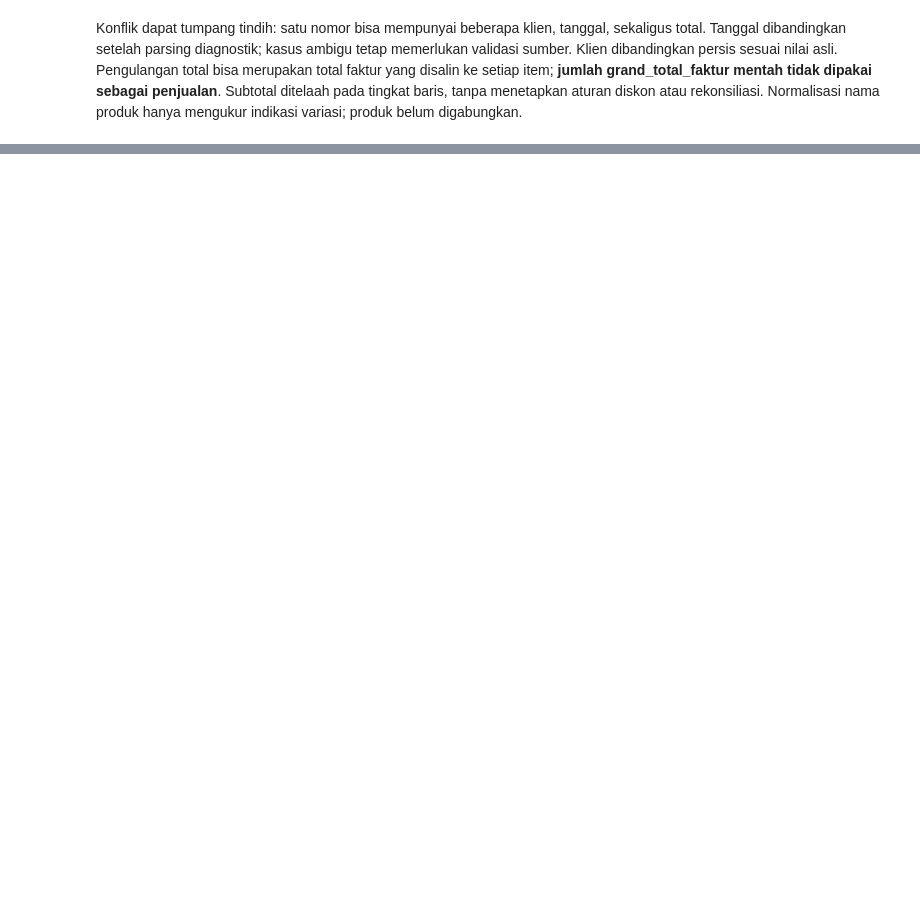
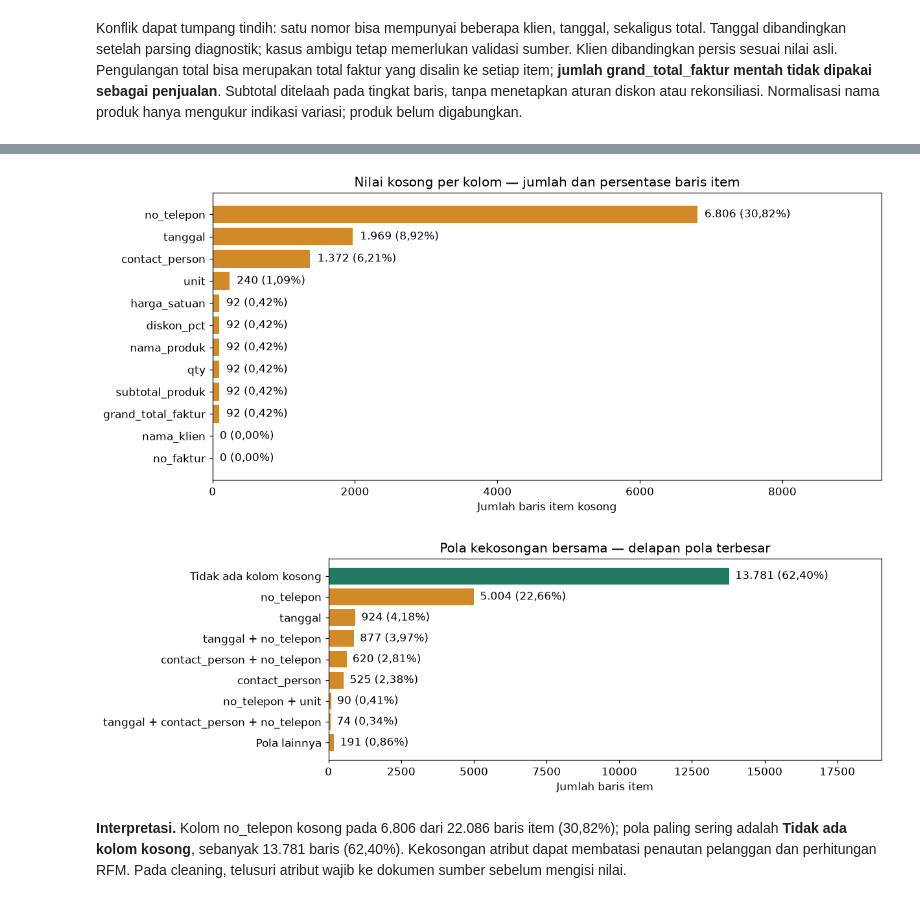
Before and after one commit to yafirafsanjani/zahir-customer-segmentation, a Jupyter notebook: segmentasi_pelanggan_zahir.ipynb, the cells around one changed output, grey strips where cells are left out. Cells and saved outputs as stored; diff of their text form; code cells hidden in the pictures; blank space fills up the shorter version.

```diff
--- a/segmentasi_pelanggan_zahir.ipynb
+++ b/segmentasi_pelanggan_zahir.ipynb
@@ -150,14 +175,2 @@ display(pd.Series({'baris_produk_kosong': int(product_blank.sum()), 'nama_asli_u
 # %% [markdown]
 Konflik dapat tumpang tindih: satu nomor bisa mempunyai beberapa klien, tanggal, sekaligus total. Tanggal dibandingkan setelah parsing diagnostik; kasus ambigu tetap memerlukan validasi sumber. Klien dibandingkan persis sesuai nilai asli. Pengulangan total bisa merupakan total faktur yang disalin ke setiap item; **jumlah grand_total_faktur mentah tidak dipakai sebagai penjualan**. Subtotal ditelaah pada tingkat baris, tanpa menetapkan aturan diskon atau rekonsiliasi. Normalisasi nama produk hanya mengukur indikasi variasi; produk belum digabungkan.
-# %%
-fig, axes = plt.subplots(1, 3, figsize=(18, 5))
-profile['kosong_termasuk_spasi'].div(len(d)).mul(100).sort_values().plot.barh(ax=axes[0])
-axes[0].set(title='Kelengkapan kolom', xlabel='Nilai kosong (%)')
-row_distribution['jumlah_nomor'].plot.bar(ax=axes[1])
-axes[1].set(title='Jumlah baris per nomor faktur', xlabel='Baris per nomor', ylabel='Jumlah nomor', yscale='log')
-axes[1].tick_params(axis='x', labelsize=7)
-axes[2].hist(np.arcsinh(subtotal.dropna()), bins=50)
-axes[2].set(title='Distribusi subtotal tingkat baris', xlabel='arcsinh(subtotal), termasuk nol/negatif', ylabel='Jumlah baris')
-plt.tight_layout()
-display(fig)
-plt.close(fig)
@@ -166,0 +180,37 @@ Tabel berikut dihitung dari workbook saat notebook dijalankan. Unit kasus dinyat
+# %%
+from IPython.display import Markdown
+from matplotlib.ticker import FuncFormatter
+plt.rcParams.update({'font.size': 11, 'figure.dpi': 110})
+GOOD, EMPTY, CONFLICT = '#247a60', '#d28a28', '#bb4545'
+N, NI = len(d), len(rows_per_invoice)
+def angka(x): return f'{int(x):,}'.replace(',', '.')
+def pct(x, den=N): return f'{100*x/den:.2f}%'.replace('.', ',') if den else '0,00%'
+def note(s): display(Markdown(s))
+def finish(fig):
+    display(fig)
+    plt.close(fig)
+def bars(series, title, xlabel, den=None, color=EMPTY):
+    fig, ax = plt.subplots(figsize=(11, max(3.4, len(series)*.40)), layout='constrained')
+    ax.barh(range(len(series)), series.values, color=color)
+    ax.set_yticks(range(len(series)), series.index.astype(str))
+    ax.invert_yaxis()
+    ax.set(title=title, xlabel=xlabel)
+    limit=max(float(series.max()),1)
+    ax.set_xlim(0,limit*1.38)
+    for i,v in enumerate(series):
+        ax.text(v+limit*.015,i,angka(v)+(f' ({pct(v,den)})' if den is not None else ''),va='center')
+    finish(fig)
+missing_counts = profile['kosong_termasuk_spasi'].sort_values(ascending=False)
+bars(missing_counts, 'Nilai kosong per kolom — jumlah dan persentase baris item', 'Jumlah baris item kosong', N)
+missing_mask = d[REQUIRED].apply(blank)
+patterns = missing_mask.apply(lambda row: ' + '.join(row.index[row]) or 'Tidak ada kolom kosong', axis=1).value_counts()
+# All patterns are retained in an aggregate table; show the largest for legibility.
+pattern_plot=patterns.head(8).copy()
+if len(patterns)>8: pattern_plot.loc['Pola lainnya']=patterns.iloc[8:].sum()
+bars(pattern_plot, 'Pola kekosongan bersama — delapan pola terbesar', 'Jumlah baris item', N, [GOOD if name=='Tidak ada kolom kosong' else EMPTY for name in pattern_plot.index])
+worst=missing_counts.index[0]
+note(f"**Interpretasi.** Kolom {worst} kosong pada {angka(missing_counts.iloc[0])} dari {angka(N)} baris item ({pct(missing_counts.iloc[0])}); pola paling sering adalah **{patterns.index[0]}**, sebanyak {angka(patterns.iloc[0])} baris ({pct(patterns.iloc[0])}). Kekosongan atribut dapat membatasi penautan pelanggan dan perhitungan RFM. Pada cleaning, telusuri atribut wajib ke dokumen sumber sebelum mengisi nilai.")
+# %% [output]
+[figure, added]
+[figure, added]
+**Interpretasi.** Kolom no_telepon kosong pada 6.806 dari 22.086 baris item (30,82%); pola paling sering adalah **Tidak ada kolom kosong**, sebanyak 13.781 baris (62,40%). Kekosongan atribut dapat membatasi penautan pelanggan dan perhitungan RFM. Pada cleaning, telusuri atribut wajib ke dokumen sumber sebelum mengisi nilai.
```
Also changed, not shown: parts of 45 cells of this notebook.
